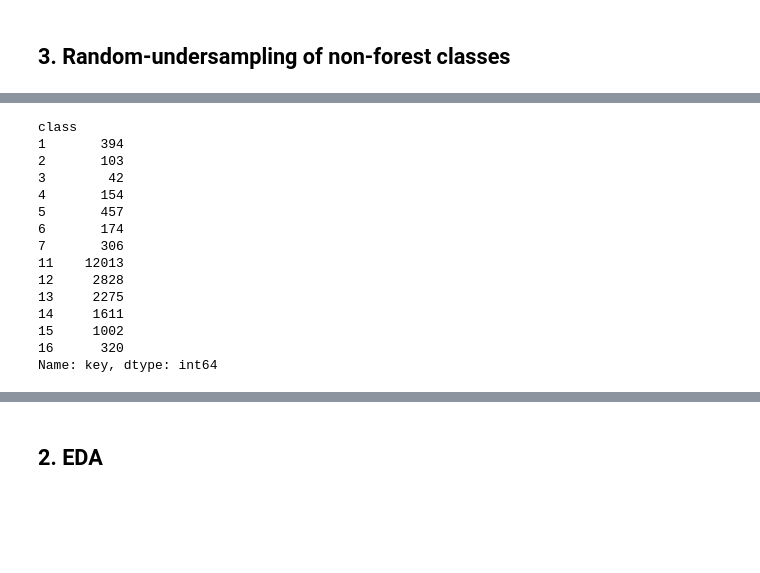
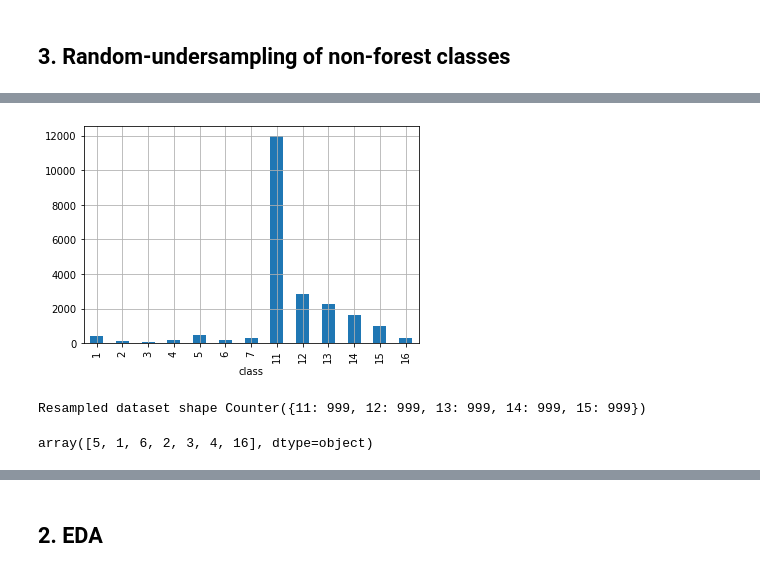
Before and after one commit to mishagrol/ForestMapping, a Jupyter notebook: notebooks/Cluster_field_plots_data.ipynb, the cells around one changed output, grey strips where cells are left out. Cells and saved outputs as stored; diff of their text form; code cells hidden in the pictures; blank space fills up the shorter version.

```diff
--- a/notebooks/Cluster_field_plots_data.ipynb
+++ b/notebooks/Cluster_field_plots_data.ipynb
@@ -359,19 +350,6 @@ df
 # %%
 # how many pixels for each class
-bands.groupby('class').count()['key']
+bands.groupby('class').count()['key'].plot(kind='bar')
+plt.grid()
 # %% [output]
-class
-1       394
-2       103
-3        42
-4       154
-5       457
-6       174
-7       306
-11    12013
-12     2828
-13     2275
-14     1611
-15     1002
-16      320
-Name: key, dtype: int64
+[figure, added]
@@ -387,7 +371,8 @@ from imblearn.under_sampling import RandomUnderSampler
 
 rus = RandomUnderSampler(random_state=42)
 
-X_res, y_res = rus.fit_resample(X, y)
+X_res, y_res = rus.fit_resample(X_non_forest, y_non_forest)
 
 print('Resampled dataset shape %s' % Counter(y_res))
-Resampled dataset shape Counter({0: 100, 1: 100})
+# %% [output]
+Resampled dataset shape Counter({11: 999, 12: 999, 13: 999, 14: 999, 15: 999})
@@ -393,0 +382,4 @@ Resampled dataset shape Counter({0: 100, 1: 100})
+# %%
+df.loc[mask_forest,'class'].unique()
+# %% [output]
+array([5, 1, 6, 2, 3, 4, 16], dtype=object)
```
Also changed, not shown: parts of 29 cells of this notebook.
